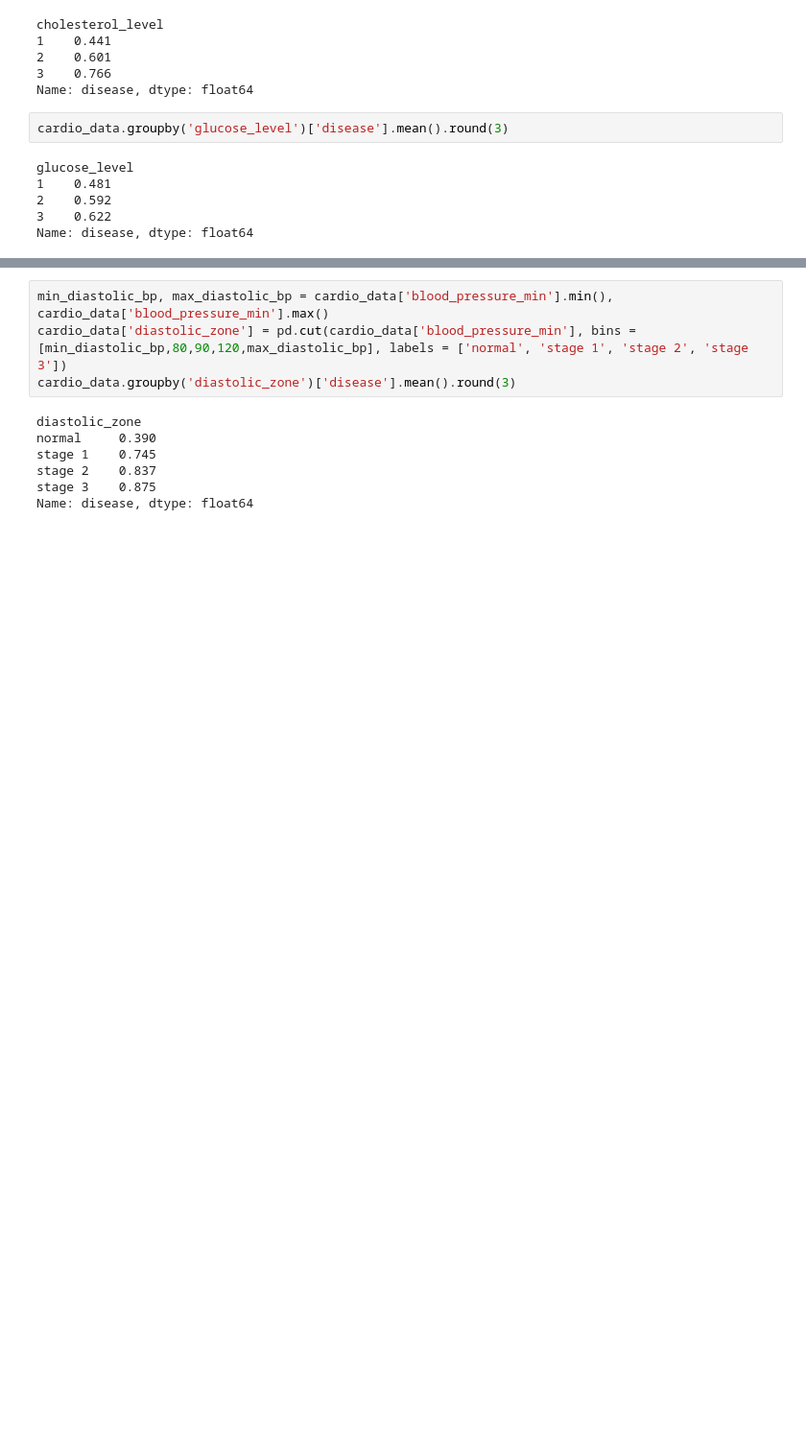
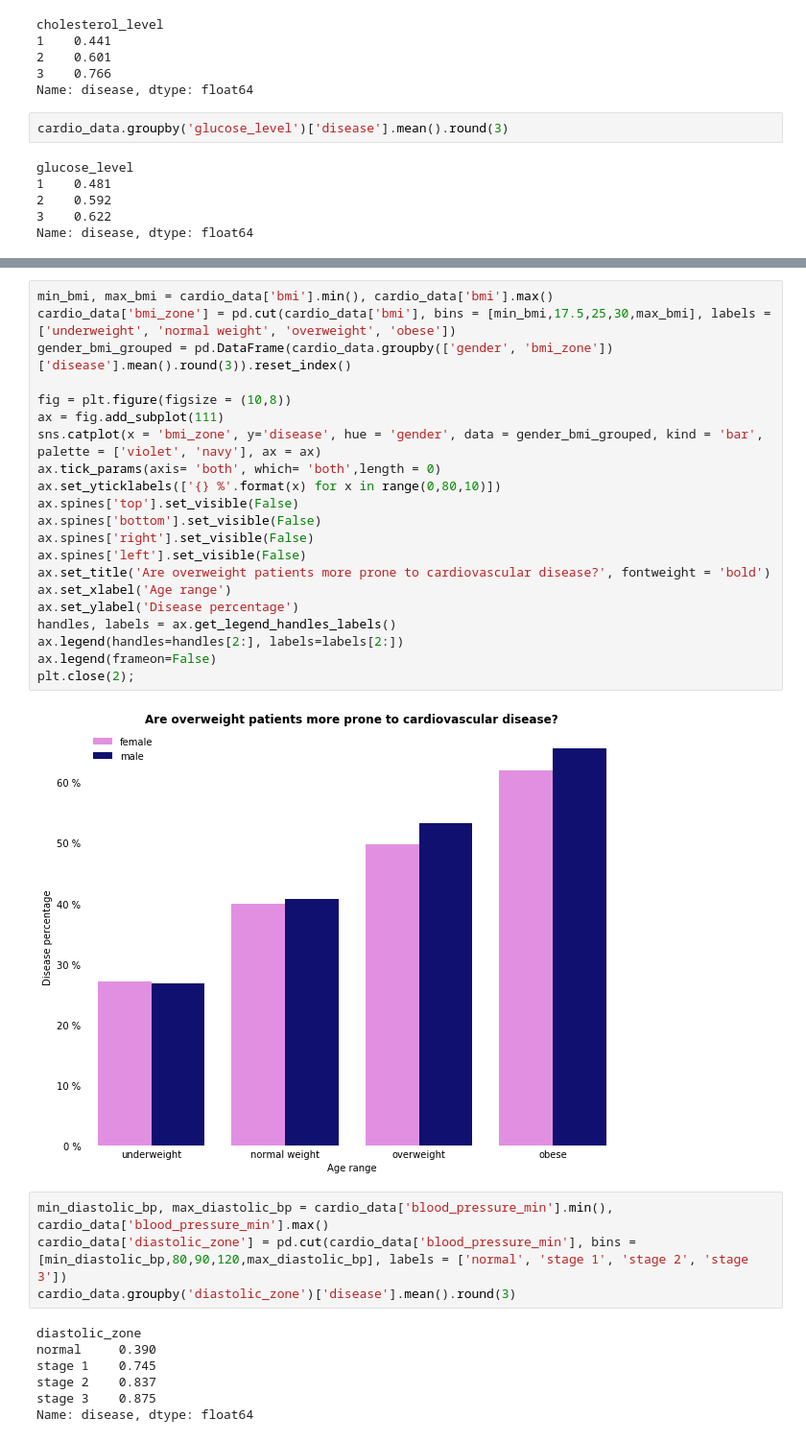
Before and after one commit to jackbustertann/cardiovascular_disease_detection, a Jupyter notebook: index.ipynb, the cells around one changed output, grey strips where cells are left out. Shown at 96% size. Saved outputs shown, nothing was run; the diff lists cells and outputs as text; blank space fills up the shorter version.

```diff
--- a/index.ipynb
+++ b/index.ipynb
@@ -131,3 +137,26 @@ Name: disease, dtype: float64
+# %%
+min_bmi, max_bmi = cardio_data['bmi'].min(), cardio_data['bmi'].max()
+cardio_data['bmi_zone'] = pd.cut(cardio_data['bmi'], bins = [min_bmi,17.5,25,30,max_bmi], labels = ['underweight', 'normal weight', 'overweight', 'obese'])
+gender_bmi_grouped = pd.DataFrame(cardio_data.groupby(['gender', 'bmi_zone'])['disease'].mean().round(3)).reset_index()
+
+fig = plt.figure(figsize = (10,8))
+ax = fig.add_subplot(111)
+sns.catplot(x = 'bmi_zone', y='disease', hue = 'gender', data = gender_bmi_grouped, kind = 'bar', palette = ['violet', 'navy'], ax = ax)
+ax.tick_params(axis= 'both', which= 'both',length = 0)
+ax.set_yticklabels(['{} %'.format(x) for x in range(0,80,10)])
+ax.spines['top'].set_visible(False)
+ax.spines['bottom'].set_visible(False)
+ax.spines['right'].set_visible(False)
+ax.spines['left'].set_visible(False)
+ax.set_title('Are overweight patients more prone to cardiovascular disease?', fontweight = 'bold')
+ax.set_xlabel('Age range')
+ax.set_ylabel('Disease percentage')
+handles, labels = ax.get_legend_handles_labels()
+ax.legend(handles=handles[2:], labels=labels[2:])
+ax.legend(frameon=False)
+plt.close(2);
+# %% [output]
+[figure, added]
 # %%
 min_diastolic_bp, max_diastolic_bp = cardio_data['blood_pressure_min'].min(), cardio_data['blood_pressure_min'].max()
 cardio_data['diastolic_zone'] = pd.cut(cardio_data['blood_pressure_min'], bins = [min_diastolic_bp,80,90,120,max_diastolic_bp], labels = ['normal', 'stage 1', 'stage 2', 'stage 3'])
```
Also changed, not shown: parts of 5 cells of this notebook, 2 other files.
